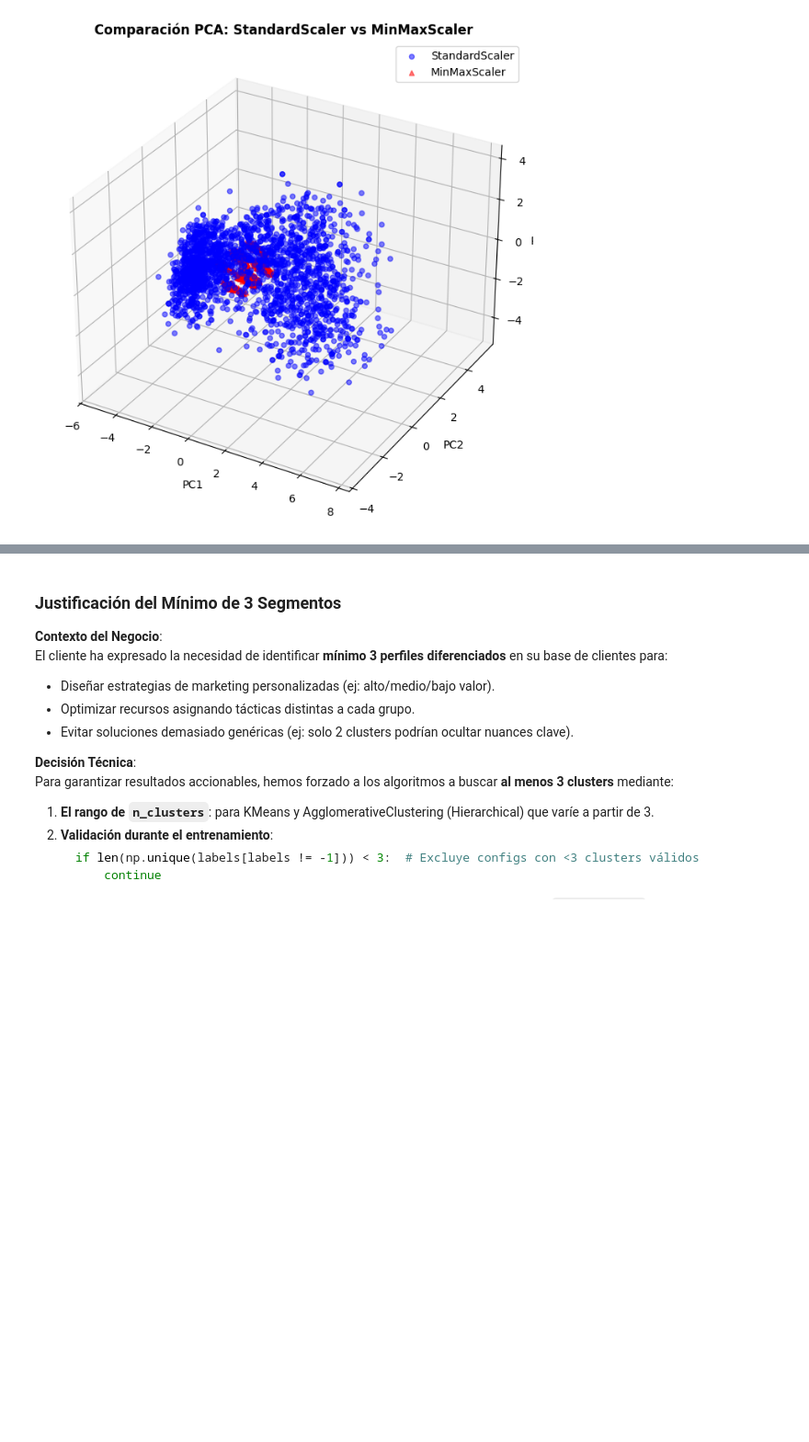
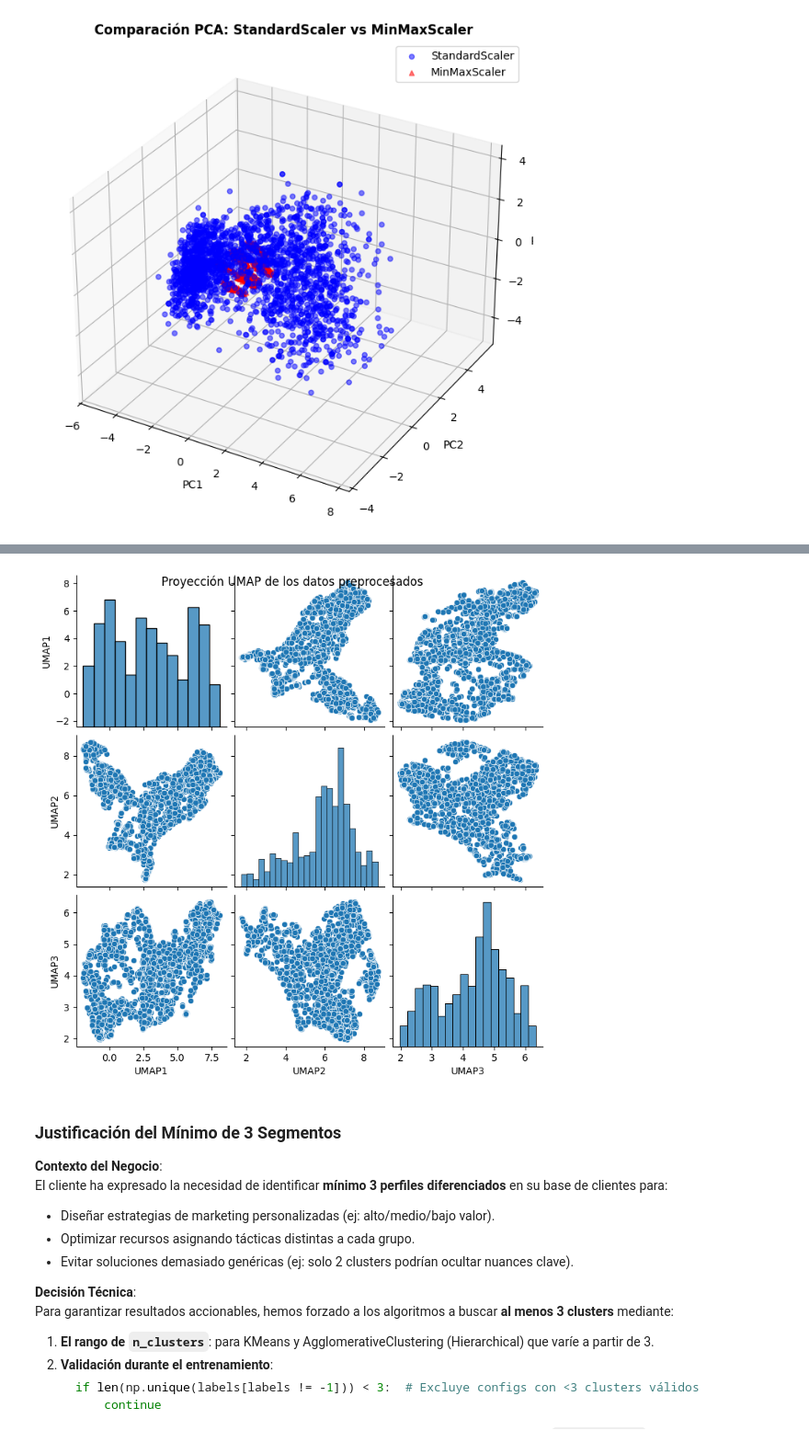
Before and after one commit to funkykespain/marketing_ml_classification_regression_clustering, a Jupyter notebook: notebooks/07_clustering_model_training_evaluation.ipynb, the cells around one changed output, grey strips where cells are left out. Shown at 92% size. Drawn from its saved outputs; the diff is of its cells as text; code cells hidden in the pictures; blank space fills up the shorter version.

```diff
--- a/notebooks/07_clustering_model_training_evaluation.ipynb
+++ b/notebooks/07_clustering_model_training_evaluation.ipynb
@@ -56,10 +70,11 @@ Para que sea **limpio y flexible** y como queremos comparar KMeans, DBSCAN y Hie
 # %%
-# Solo tus columnas seleccionadas
+# Solo las columnas seleccionadas
 X = df[features_for_clustering].copy()
 
-# Dos versiones escaladas
+# Tres versiones escaladas
 X_std = StandardScaler().fit_transform(X)
 X_minmax = MinMaxScaler().fit_transform(X)
+X_robust = RobustScaler().fit_transform(X)
 # %% [markdown]
 ## Reducción de Dimensionalidad con PCA
 
@@ -139,3 +165,10 @@ plt.show()
+# %%
+umap_df = pd.DataFrame(X_umap, columns=['UMAP1', 'UMAP2', 'UMAP3'])
+sns.pairplot(umap_df)
+plt.suptitle('Proyección UMAP de los datos preprocesados')
+plt.show()
+# %% [output]
+[figure, added]
 # %% [markdown]
 ### **Justificación del Mínimo de 3 Segmentos**
 
```
Also changed, not shown: parts of 23 cells of this notebook, 2 other files.
